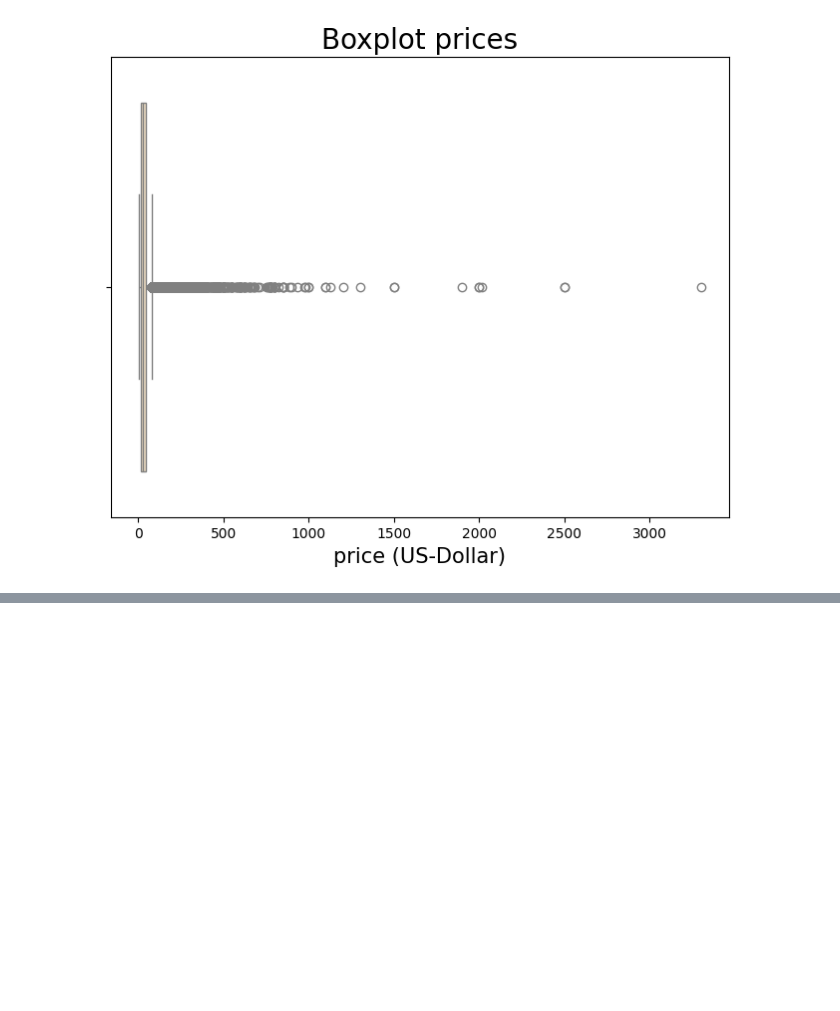
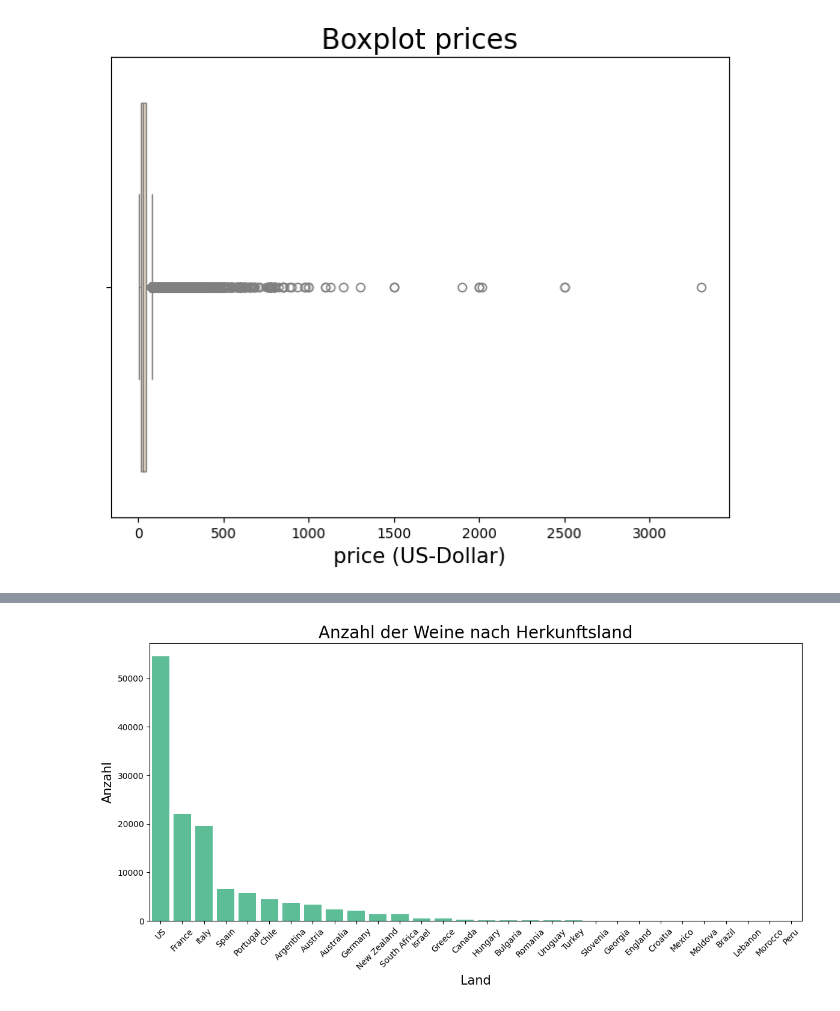
Before and after one commit to dilara444/TechLabsDUS_WineNot, a Jupyter notebook: notebooks/Dilara_17.03.ipynb, the cells around one changed output, grey strips where cells are left out. Cells and saved outputs as stored; diff of their text form; code cells hidden in the pictures; blank space fills up the shorter version.

```diff
--- a/notebooks/Dilara_17.03.ipynb
+++ b/notebooks/Dilara_17.03.ipynb
@@ -342,0 +448,19 @@ plt.show()
+# %%
+#Country Features
+#Dilara new plot für die ersten 30
+
+plt.figure(figsize=(14,6))
+
+country = df_wine1.country.value_counts()[:30]
+
+g = sns.countplot(x='country',
+                  data=df_wine1[df_wine1.country.isin(country.index.values)],
+                 color='#4CCD99', order=country.index)
+g.set_title("Anzahl der Weine nach Herkunftsland", fontsize=20)
+g.set_xlabel("Land", fontsize=15)
+g.set_ylabel("Anzahl", fontsize=15)
+g.set_xticklabels(g.get_xticklabels(), rotation=45)
+
+plt.show()
+# %% [output]
+[figure, added]
```
Also changed, not shown: parts of 12 cells of this notebook.
